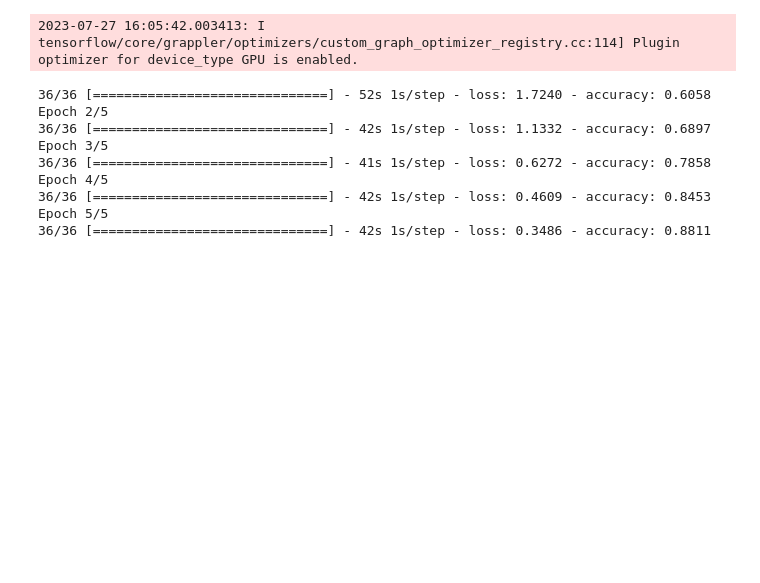
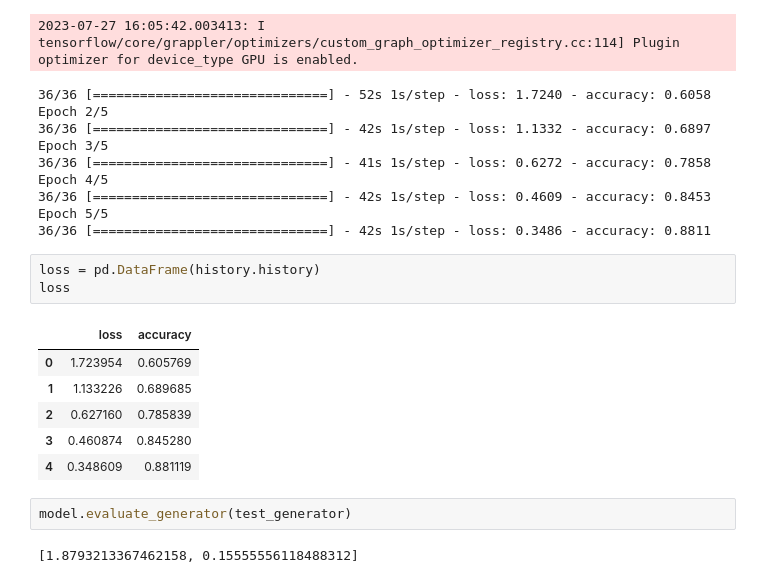
Before and after one commit to Nirajan17/temple-classification, a Jupyter notebook: using-pretrained-model.ipynb, the cells around one changed output. Drawn from its saved outputs; the diff is of its cells as text; blank space fills up the shorter version.

```diff
--- a/using-pretrained-model.ipynb
+++ b/using-pretrained-model.ipynb
@@ -306,3 +311,17 @@ Epoch 4/5
 36/36 [==============================] - 42s 1s/step - loss: 0.4609 - accuracy: 0.8453
 Epoch 5/5
 36/36 [==============================] - 42s 1s/step - loss: 0.3486 - accuracy: 0.8811
+# %%
+loss = pd.DataFrame(history.history)
+loss
+# %% [output]
+|  | loss | accuracy |
+| 0 | 1.723954 | 0.605769 |
+| 1 | 1.133226 | 0.689685 |
+| 2 | 0.627160 | 0.785839 |
+| 3 | 0.460874 | 0.845280 |
+| 4 | 0.348609 | 0.881119 |
+# %%
+model.evaluate_generator(test_generator)
+# %% [output]
+[1.8793213367462158, 0.15555556118488312]
```
Also changed, not shown: parts of 3 cells of this notebook, 2 other files.
